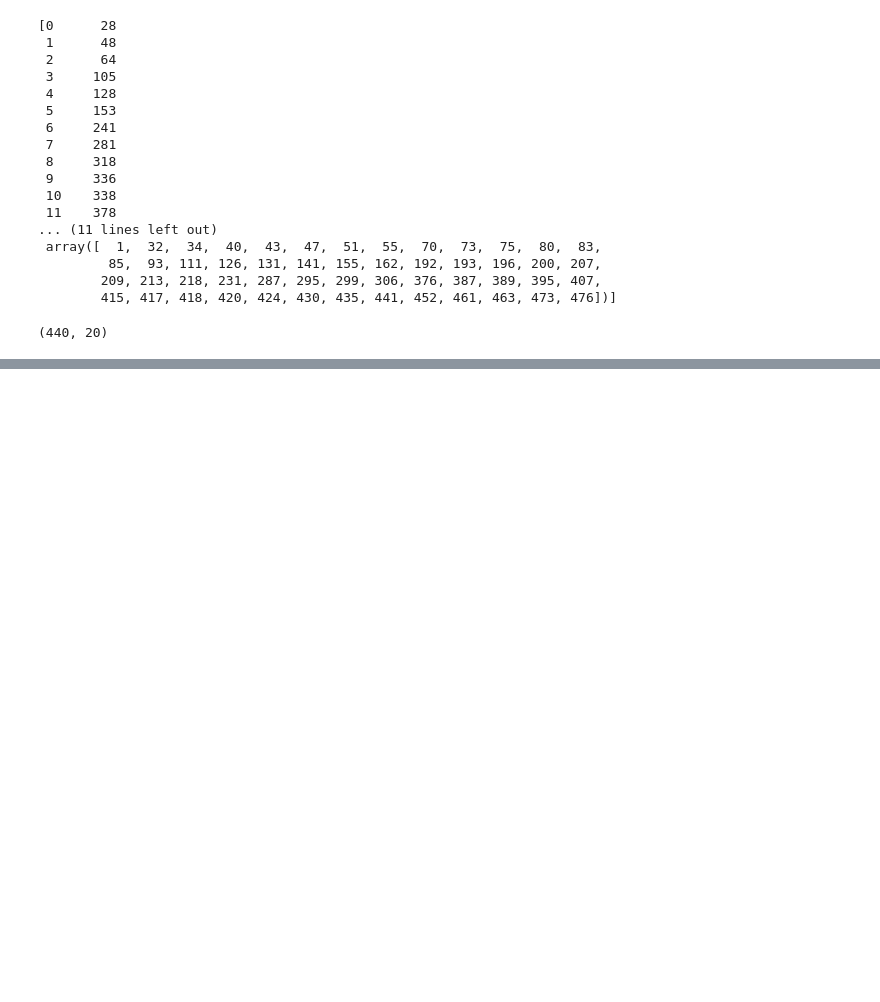
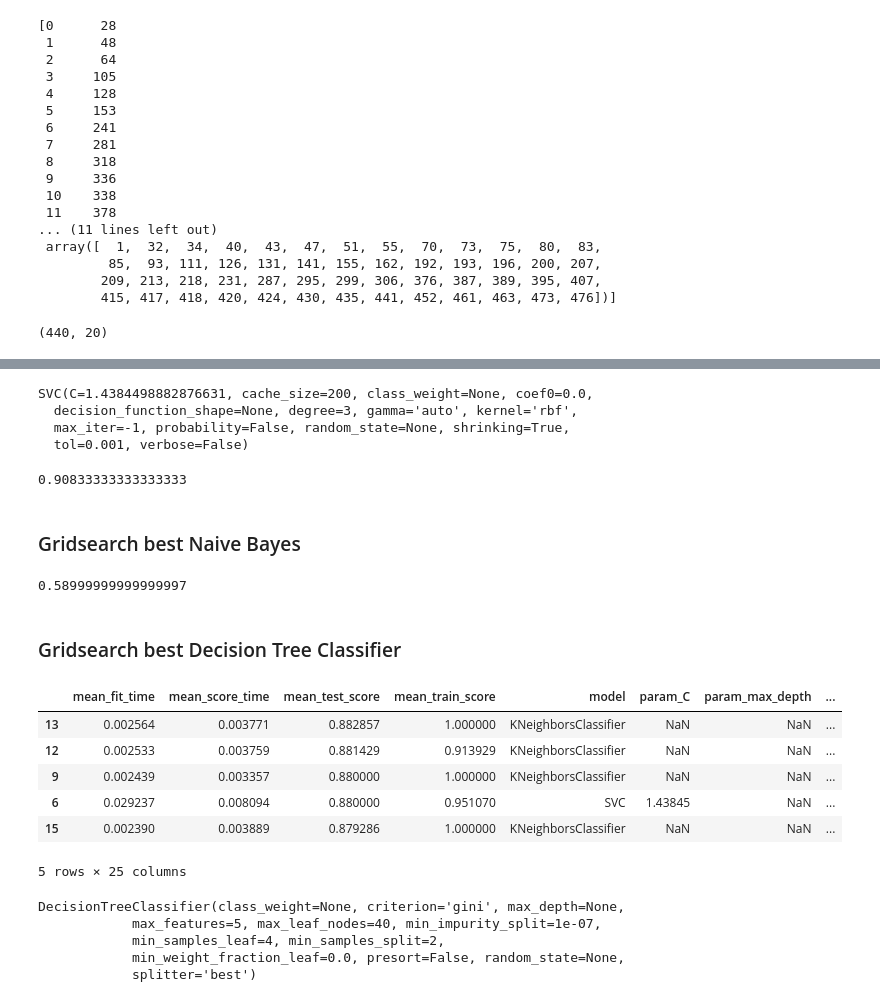
Before and after one commit to MarkPopovich/Madelon_classification, a Jupyter notebook: Part_3_feature_importance.ipynb, the cells around one changed output, grey strips where cells are left out. Cells and saved outputs as stored; diff of their text form; code cells hidden in the pictures; blank space fills up the shorter version.

```diff
--- a/Part_3_feature_importance.ipynb
+++ b/Part_3_feature_importance.ipynb
@@ -229,2 +154,0 @@ knc2.score(X_test_pca, y_test)
-# %%
-grd.fit(X_train_pca, y_train)
@@ -299,0 +233,12 @@ results.sort_values('mean_test_score',ascending=False)
+# %%
+svc_params = {
+    'C': np.logspace(-3,7,20),
+}
+
+svc = SVC()
+svc_grd = GridSearchCV(svc, svc_params)
+svc_grd.fit(X_train_pca, y_train)
+svc_results = pd.DataFrame(svc_grd.cv_results_)
+svc_results['model'] = 'SVC'
+results = pd.concat([svc_results, results])
+results.sort_values('mean_test_score',ascending=False).head()
@@ -299,0 +253,66 @@ results.sort_values('mean_test_score',ascending=False)
+# %%
+estimators.append(svc_grd.best_estimator_)
+svc_grd.best_estimator_
+# %% [output]
+SVC(C=1.4384498882876631, cache_size=200, class_weight=None, coef0=0.0,
+  decision_function_shape=None, degree=3, gamma='auto', kernel='rbf',
+  max_iter=-1, probability=False, random_state=None, shrinking=True,
+  tol=0.001, verbose=False)
+# %%
+svc_grd.score(X_test_pca, y_test)
+# %% [output]
+0.90833333333333333
+# %% [markdown]
+### Gridsearch best Naive Bayes
+# %%
+# nb_params = {
+#     'penalty': ['l1', 'l2'],
+#     'C': np.logspace(-2,5,10)
+# }
+
+nb = GaussianNB()
+nb.fit(X_train_pca, y_train)
+
+nb.score(X_train_pca, y_train)
+# nb_grd = GridSearchCV(nb_grd, nb_params)
+# nb_grd.fit(X_train_pca, y_train)
+# nb_results = pd.DataFrame(nb_grd.cv_results_)
+# nb_results['model'] = 'Naive Bayes'
+# results = pd.concat([log_results, results])
+# results.sort_values('mean_test_score',ascending=False).head()
+nb.score(X_test_pca, y_test)
+# %% [output]
+0.58999999999999997
+# %% [markdown]
+### Gridsearch best Decision Tree Classifier
+# %%
+dtc = DecisionTreeClassifier()
+dtc_params = {
+    'max_depth': [1,2,3,4,None],
+    'max_features': [2,3,4,5],
+    'max_leaf_nodes': [5,10,15,20,25,30,35,40,None],
+    'min_samples_leaf': [1,2,3,4,5,6] }
+
+dtc_grd = GridSearchCV(dtc, dtc_params)
+dtc_grd.fit(X_train_pca, y_train)
+dtc_results = pd.DataFrame(dtc_grd.cv_results_)
+dtc_results['model'] = 'Decision Tree Classifier'
+results = pd.concat([dtc_results, results])
+results.sort_values('mean_test_score',ascending=False).head()
+# %% [output]
+|  | mean_fit_time | mean_score_time | mean_test_score | mean_train_score | model | param_C | param_max_depth | ... |
+| 13 | 0.002564 | 0.003771 | 0.882857 | 1.000000 | KNeighborsClassifier | NaN | NaN | ... |
+| 12 | 0.002533 | 0.003759 | 0.881429 | 0.913929 | KNeighborsClassifier | NaN | NaN | ... |
+| 9 | 0.002439 | 0.003357 | 0.880000 | 1.000000 | KNeighborsClassifier | NaN | NaN | ... |
+| 6 | 0.029237 | 0.008094 | 0.880000 | 0.951070 | SVC | 1.43845 | NaN | ... |
+| 15 | 0.002390 | 0.003889 | 0.879286 | 1.000000 | KNeighborsClassifier | NaN | NaN | ... |
+5 rows × 25 columns
+# %%
+#estimators.append(dtc_grd.best_estimator_)
+dtc_grd.best_estimator_
+# %% [output]
+DecisionTreeClassifier(class_weight=None, criterion='gini', max_depth=None,
+            max_features=5, max_leaf_nodes=40, min_impurity_split=1e-07,
+            min_samples_leaf=4, min_samples_split=2,
+            min_weight_fraction_leaf=0.0, presort=False, random_state=None,
+            splitter='best')
```
Also changed, not shown: parts of 79 cells of this notebook.
